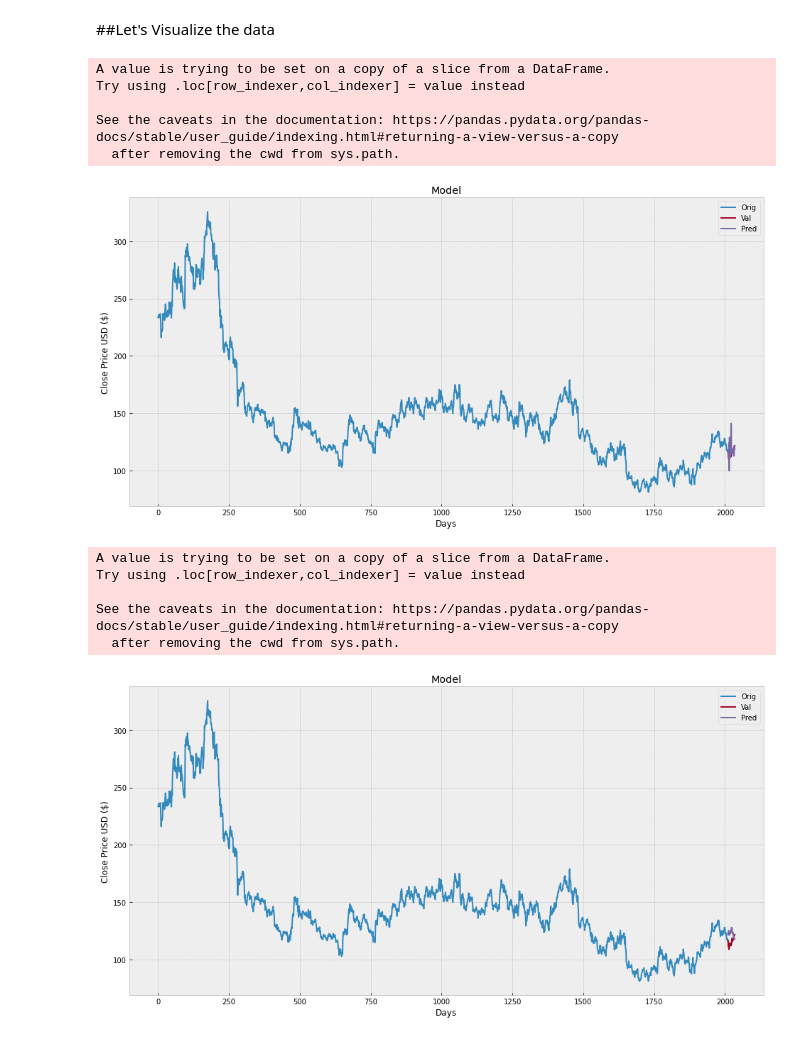
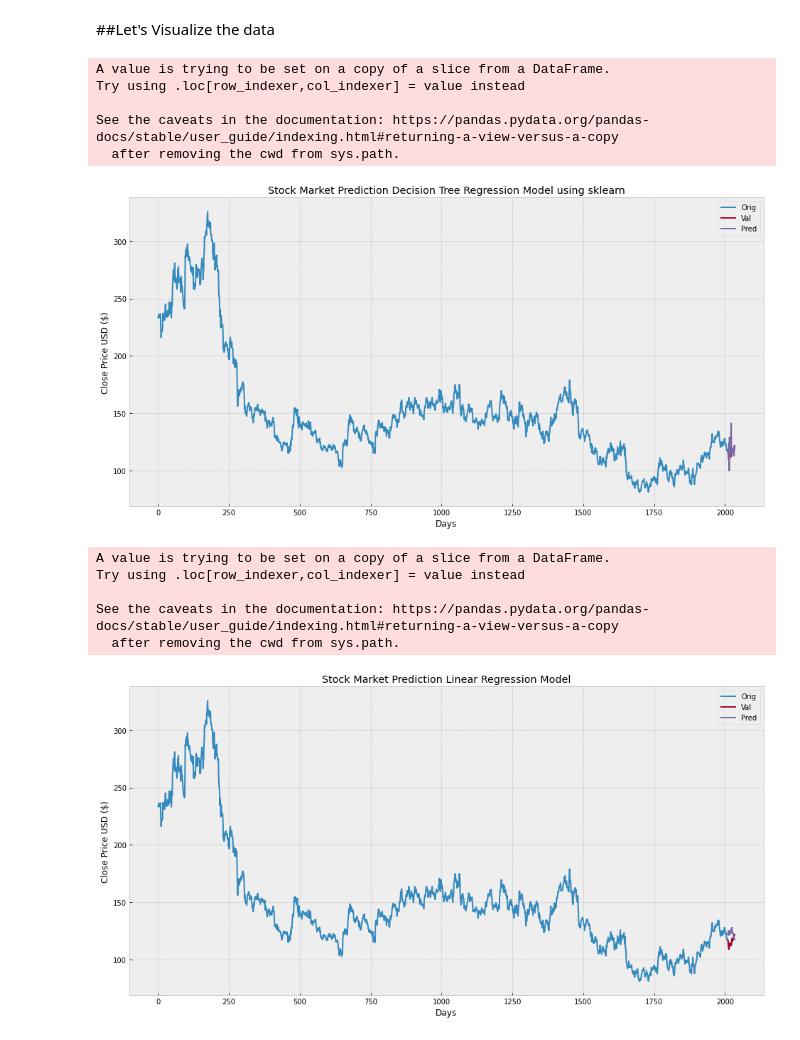
Before and after one commit to NidhiChaurasia/LGMVIP-DataScience, a Jupyter notebook: Stock_Prediction_Using_Linear_Regression_and_DecisionTree_Regression_Model.ipynb, the cells around one changed output. Drawn from its saved outputs; the diff is of its cells as text; code cells hidden in the pictures.

```diff
--- a/Stock_Prediction_Using_Linear_Regression_and_DecisionTree_Regression_Model.ipynb
+++ b/Stock_Prediction_Using_Linear_Regression_and_DecisionTree_Regression_Model.ipynb
@@ -144,30 +144,30 @@ print(lr_prediction)
 # %%
 predictions = tree_prediction   #The regression decision trees take ordered values with continuous values.
 
 valid = dataframe[X.shape[0]:]
 valid['Predictions'] = predictions
 mat.figure(figsize=(16,8))
-mat.title('Model')
+mat.title('Stock Market Prediction Decision Tree Regression Model using sklearn')
 mat.xlabel('Days')
 mat.ylabel('Close Price USD ($)')
 mat.plot(dataframe['Close'])
 mat.plot(valid[['Close','Predictions']])
 mat.legend(['Orig','Val','Pred'])
 mat.show()
 # %% [output]
 A value is trying to be set on a copy of a slice from a DataFrame.
 Try using .loc[row_indexer,col_indexer] = value instead
 
 See the caveats in the documentation: https://pandas.pydata.org/pandas-docs/stable/user_guide/indexing.html#returning-a-view-versus-a-copy
   after removing the cwd from sys.path.
-[figure, old version]
+[figure, new version]
 # %%
 predictions = lr_prediction  #Linear Model for Stock Price Prediction
 
 valid = dataframe[X.shape[0]:]
 valid['Predictions'] = predictions
 mat.figure(figsize=(16,8))
-mat.title('Model')
+mat.title('Stock Market Prediction Linear Regression Model')
 mat.xlabel('Days')
 mat.ylabel('Close Price USD ($)')
 mat.plot(df['Close'])
@@ -180,4 +180,4 @@ Try using .loc[row_indexer,col_indexer] = value instead
 
 See the caveats in the documentation: https://pandas.pydata.org/pandas-docs/stable/user_guide/indexing.html#returning-a-view-versus-a-copy
   after removing the cwd from sys.path.
-[figure, old version]
+[figure, new version]
```
